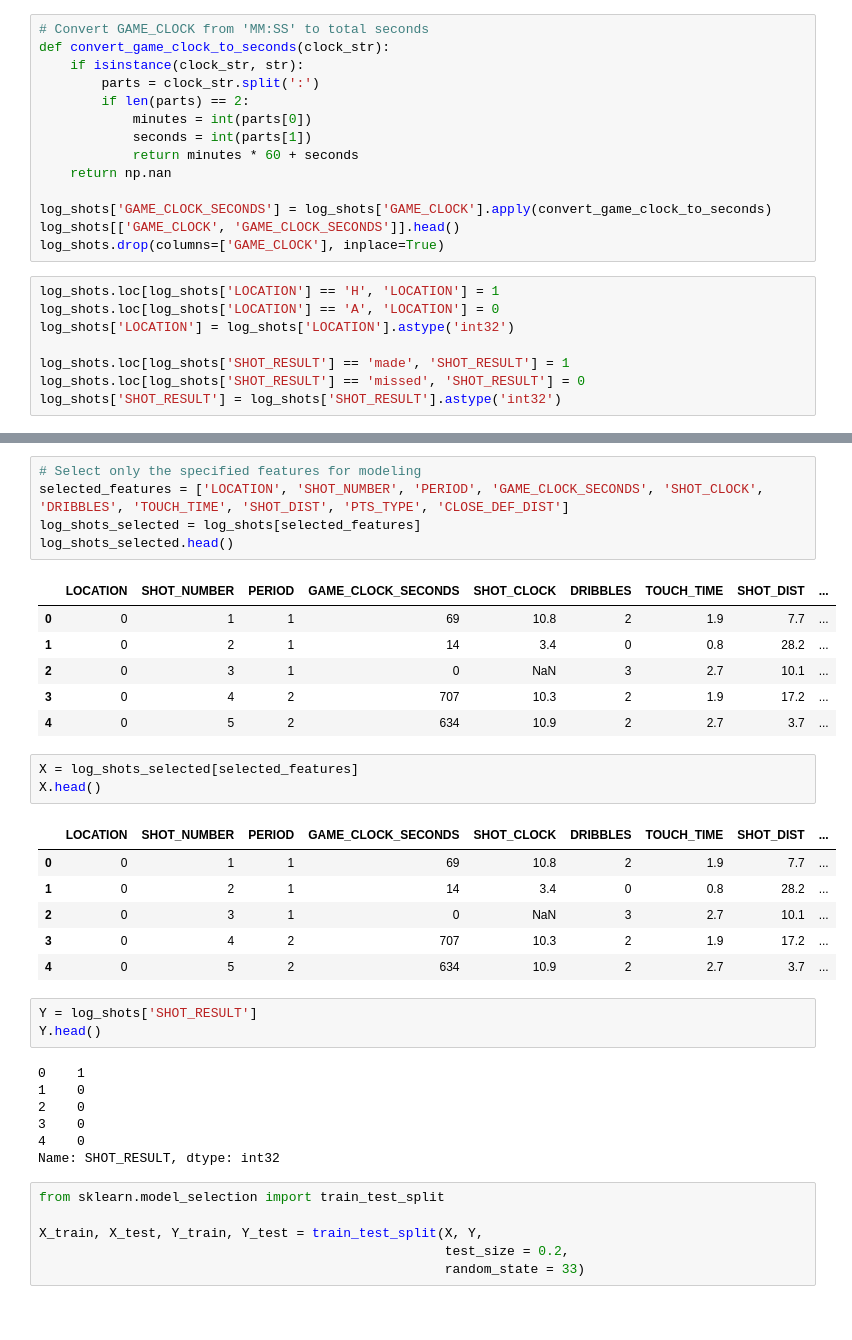
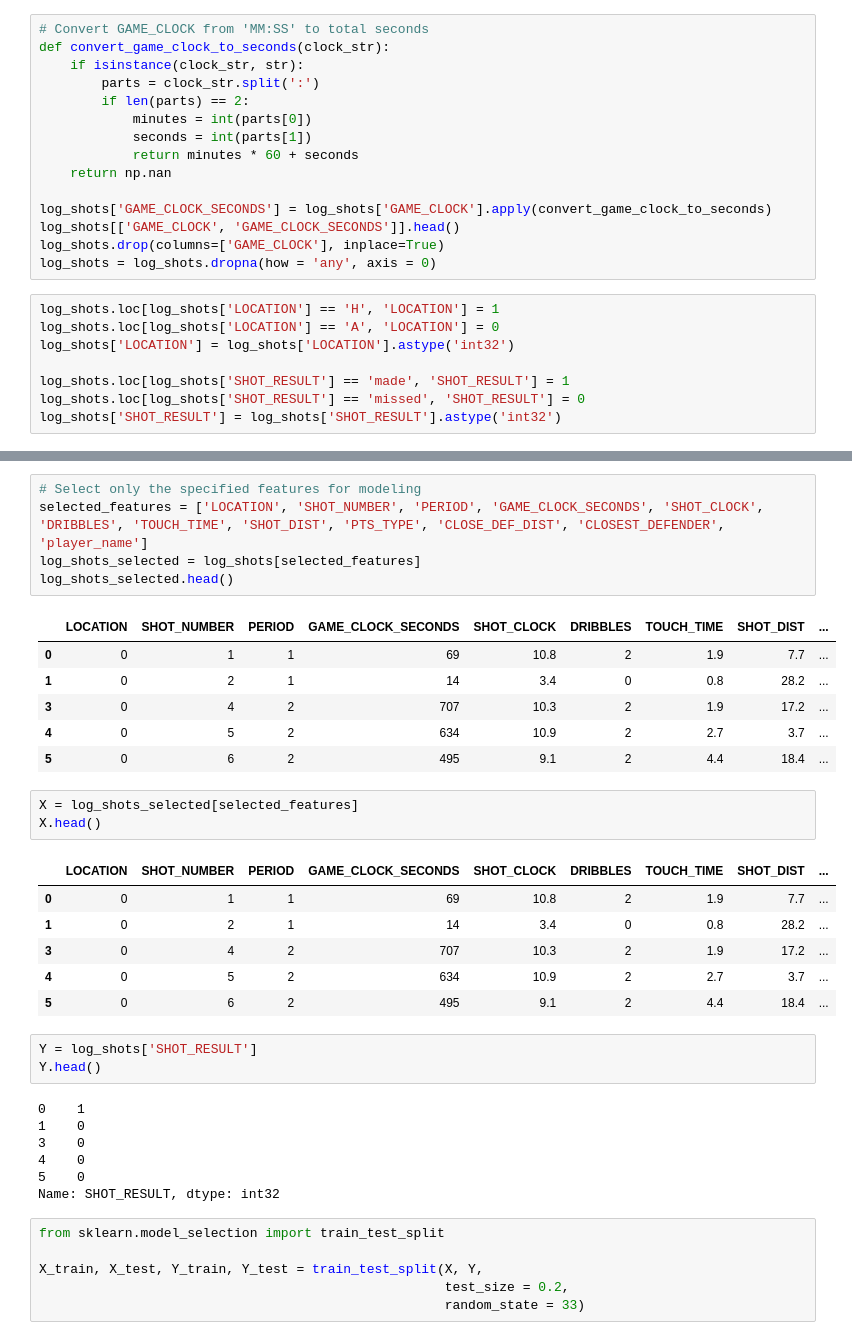
Before and after one commit to BugraAKKUS/NBA-Shot-Logs, a Jupyter notebook: problem-execution1.ipynb, the cells around one changed output, grey strips where cells are left out. Cells and saved outputs as stored; diff of their text form.

```diff
--- a/problem-execution1.ipynb
+++ b/problem-execution1.ipynb
@@ -33,6 +33,7 @@ def convert_game_clock_to_seconds(clock_str):
 log_shots['GAME_CLOCK_SECONDS'] = log_shots['GAME_CLOCK'].apply(convert_game_clock_to_seconds)
 log_shots[['GAME_CLOCK', 'GAME_CLOCK_SECONDS']].head()
 log_shots.drop(columns=['GAME_CLOCK'], inplace=True)
+log_shots = log_shots.dropna(how = 'any', axis = 0)
 # %%
 log_shots.loc[log_shots['LOCATION'] == 'H', 'LOCATION'] = 1
 log_shots.loc[log_shots['LOCATION'] == 'A', 'LOCATION'] = 0
@@ -69,15 +70,15 @@ corr
 # %%
 # Select only the specified features for modeling
-selected_features = ['LOCATION', 'SHOT_NUMBER', 'PERIOD', 'GAME_CLOCK_SECONDS', 'SHOT_CLOCK', 'DRIBBLES', 'TOUCH_TIME', 'SHOT_DIST', 'PTS_TYPE', 'CLOSE_DEF_DIST']
+selected_features = ['LOCATION', 'SHOT_NUMBER', 'PERIOD', 'GAME_CLOCK_SECONDS', 'SHOT_CLOCK', 'DRIBBLES', 'TOUCH_TIME', 'SHOT_DIST', 'PTS_TYPE', 'CLOSE_DEF_DIST', 'CLOSEST_DEFENDER', 'player_name']
 log_shots_selected = log_shots[selected_features]
 log_shots_selected.head()
 # %% [output]
 |  | LOCATION | SHOT_NUMBER | PERIOD | GAME_CLOCK_SECONDS | SHOT_CLOCK | DRIBBLES | TOUCH_TIME | SHOT_DIST | ... |
 | 0 | 0 | 1 | 1 | 69 | 10.8 | 2 | 1.9 | 7.7 | ... |
 | 1 | 0 | 2 | 1 | 14 | 3.4 | 0 | 0.8 | 28.2 | ... |
-| 2 | 0 | 3 | 1 | 0 | NaN | 3 | 2.7 | 10.1 | ... |
 | 3 | 0 | 4 | 2 | 707 | 10.3 | 2 | 1.9 | 17.2 | ... |
 | 4 | 0 | 5 | 2 | 634 | 10.9 | 2 | 2.7 | 3.7 | ... |
+| 5 | 0 | 6 | 2 | 495 | 9.1 | 2 | 4.4 | 18.4 | ... |
 # %%
 X = log_shots_selected[selected_features]
 X.head()
@@ -85,18 +86,18 @@ X.head()
 |  | LOCATION | SHOT_NUMBER | PERIOD | GAME_CLOCK_SECONDS | SHOT_CLOCK | DRIBBLES | TOUCH_TIME | SHOT_DIST | ... |
 | 0 | 0 | 1 | 1 | 69 | 10.8 | 2 | 1.9 | 7.7 | ... |
 | 1 | 0 | 2 | 1 | 14 | 3.4 | 0 | 0.8 | 28.2 | ... |
-| 2 | 0 | 3 | 1 | 0 | NaN | 3 | 2.7 | 10.1 | ... |
 | 3 | 0 | 4 | 2 | 707 | 10.3 | 2 | 1.9 | 17.2 | ... |
 | 4 | 0 | 5 | 2 | 634 | 10.9 | 2 | 2.7 | 3.7 | ... |
+| 5 | 0 | 6 | 2 | 495 | 9.1 | 2 | 4.4 | 18.4 | ... |
 # %%
 Y = log_shots['SHOT_RESULT']
 Y.head()
 # %% [output]
 0    1
 1    0
-2    0
 3    0
 4    0
+5    0
 Name: SHOT_RESULT, dtype: int32
 # %%
 from sklearn.model_selection import train_test_split
```
Also changed, not shown: parts of 10 cells of this notebook.
